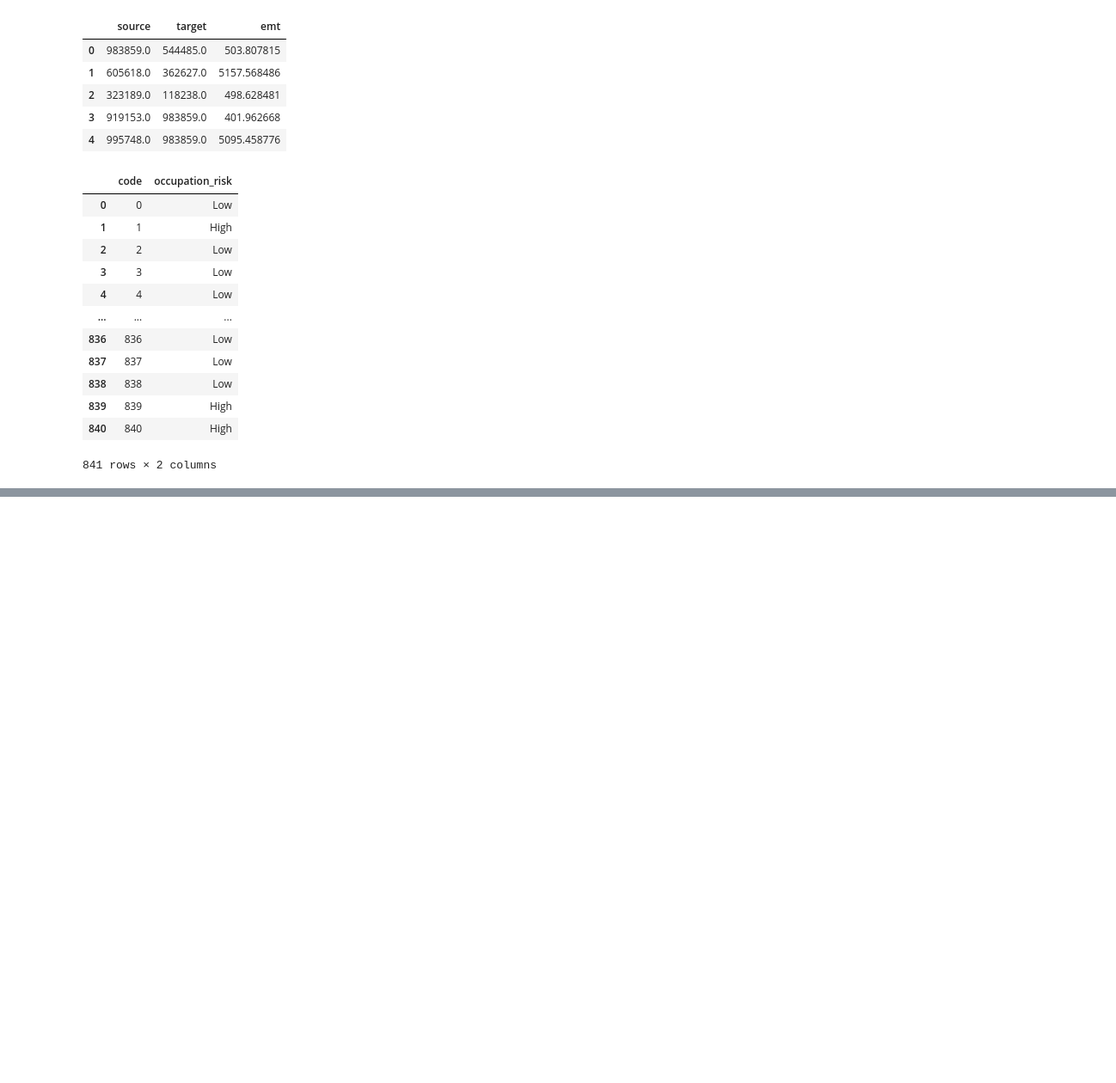
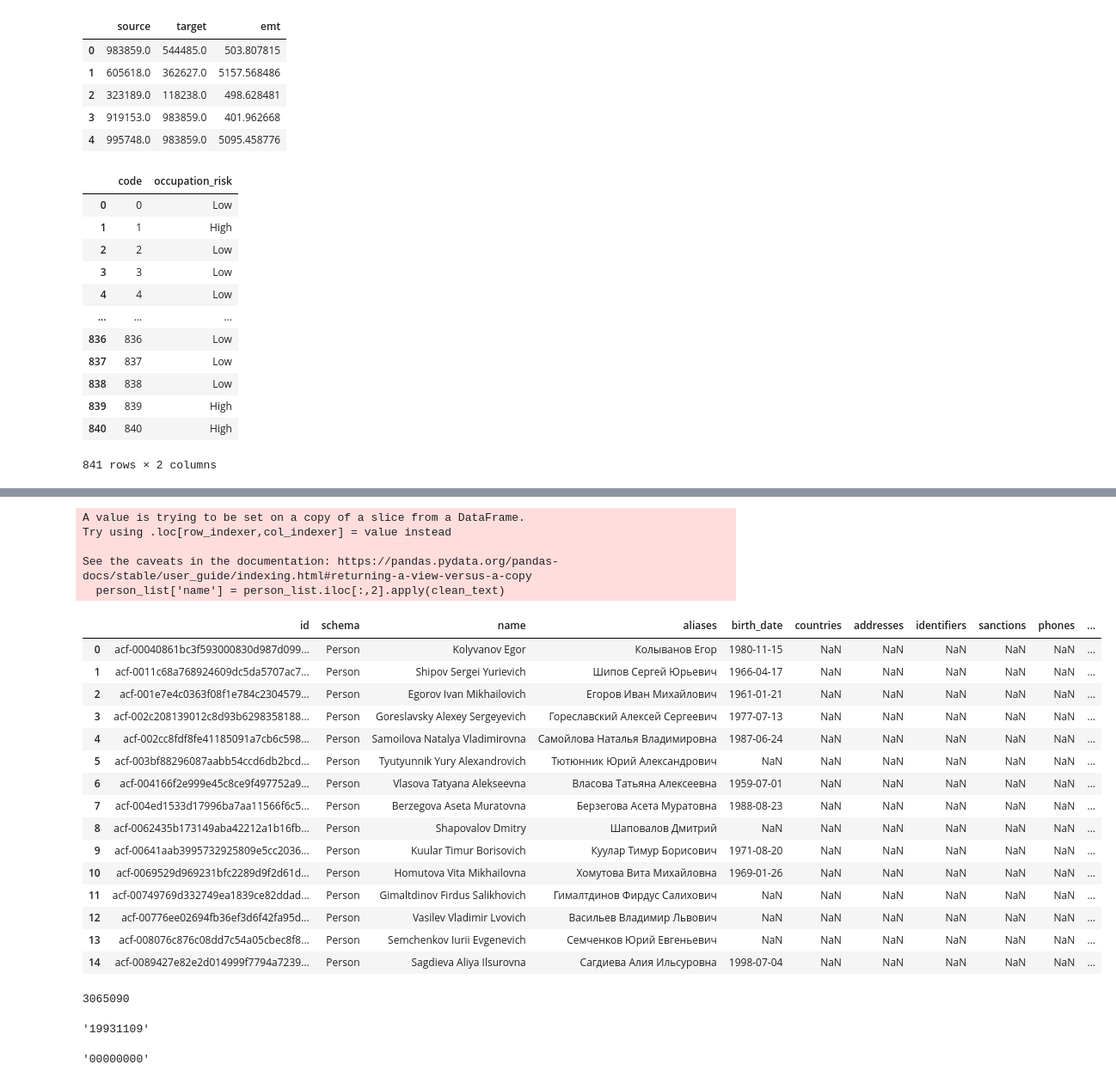
Before and after one commit to HaochenFSong/IMI-Competition, a Jupyter notebook: IMI data read in.ipynb, the cells around one changed output, grey strips where cells are left out. Shown at 86% size. Cells and saved outputs as stored; diff of their text form; code cells hidden in the pictures; blank space fills up the shorter version.

```diff
--- a/IMI data read in.ipynb
+++ b/IMI data read in.ipynb
@@ -42,0 +62,4 @@ occupation_risk
+# %%
+target_name = pd.read_csv('/Users/haochensong/Desktop/IMI competition/targets.simple.csv')
+
+target_name
@@ -42,0 +80,4 @@ occupation_risk
+# %%
+person_list = target_name[target_name.schema == 'Person']
+name_list = person_list.name
+person_list.head()
@@ -42,0 +93,43 @@ occupation_risk
+# %%
+def clean_text(text):
+    if pd.notnull(text):
+        tokens = text.split()
+        table = str.maketrans("","", punctuation) #creates a one to one mapping of a character to its translation/replacement
+        tokens = [word.translate(table) for word in tokens]
+        tokens = [word for word in tokens if word.isalpha()]
+        tokens = [word.lower() for word in tokens]
+        tokens = [word for word in tokens if len(word) > 1]
+        return ' '.join(tokens)
+    else:
+        return text
+# %%
+person_list['name'] = person_list.iloc[:,2].apply(clean_text)
+# %% [output]
+A value is trying to be set on a copy of a slice from a DataFrame.
+Try using .loc[row_indexer,col_indexer] = value instead
+
+See the caveats in the documentation: https://pandas.pydata.org/pandas-docs/stable/user_guide/indexing.html#returning-a-view-versus-a-copy
+  person_list['name'] = person_list.iloc[:,2].apply(clean_text)
+# %%
+person_list.head(15)
+# %% [output]
+|  | id | schema | name | aliases | birth_date | countries | addresses | identifiers | sanctions | phones | ... |
+| 0 | acf-00040861bc3f593000830d987d099... | Person | Kolyvanov Egor | Колыванов Егор | 1980-11-15 | NaN | NaN | NaN | NaN | NaN | ... |
+| 1 | acf-0011c68a768924609dc5da5707ac7... | Person | Shipov Sergei Yurievich | Шипов Сергей Юрьевич | 1966-04-17 | NaN | NaN | NaN | NaN | NaN | ... |
+| 2 | acf-001e7e4c0363f08f1e784c2304579... | Person | Egorov Ivan Mikhailovich | Егоров Иван Михайлович | 1961-01-21 | NaN | NaN | NaN | NaN | NaN | ... |
+| 3 | acf-002c208139012c8d93b6298358188... | Person | Goreslavsky Alexey Sergeyevich | Гореславский Алексей Сергеевич | 1977-07-13 | NaN | NaN | NaN | NaN | NaN | ... |
+| 4 | acf-002cc8fdf8fe41185091a7cb6c598... | Person | Samoilova Natalya Vladimirovna | Самойлова Наталья Владимировна | 1987-06-24 | NaN | NaN | NaN | NaN | NaN | ... |
+| 5 | acf-003bf88296087aabb54ccd6db2bcd... | Person | Tyutyunnik Yury Alexandrovich | Тютюнник Юрий Александрович | NaN | NaN | NaN | NaN | NaN | NaN | ... |
+| 6 | acf-004166f2e999e45c8ce9f497752a9... | Person | Vlasova Tatyana Alekseevna | Власова Татьяна Алексеевна | 1959-07-01 | NaN | NaN | NaN | NaN | NaN | ... |
+| 7 | acf-004ed1533d17996ba7aa11566f6c5... | Person | Berzegova Aseta Muratovna | Берзегова Асета Муратовна | 1988-08-23 | NaN | NaN | NaN | NaN | NaN | ... |
+| 8 | acf-0062435b173149aba42212a1b16fb... | Person | Shapovalov Dmitry | Шаповалов Дмитрий | NaN | NaN | NaN | NaN | NaN | NaN | ... |
+| 9 | acf-00641aab3995732925809e5cc2036... | Person | Kuular Timur Borisovich | Куулар Тимур Борисович | 1971-08-20 | NaN | NaN | NaN | NaN | NaN | ... |
+| 10 | acf-0069529d969231bfc2289d9f2d61d... | Person | Homutova Vita Mikhailovna | Хомутова Вита Михайловна | 1969-01-26 | NaN | NaN | NaN | NaN | NaN | ... |
+| 11 | acf-00749769d332749ea1839ce82ddad... | Person | Gimaltdinov Firdus Salikhovich | Гималтдинов Фирдус Салихович | NaN | NaN | NaN | NaN | NaN | NaN | ... |
+| 12 | acf-00776ee02694fb36ef3d6f42fa95d... | Person | Vasilev Vladimir Lvovich | Васильев Владимир Львович | NaN | NaN | NaN | NaN | NaN | NaN | ... |
+| 13 | acf-008076c876c08dd7c54a05cbec8f8... | Person | Semchenkov Iurii Evgenevich | Семченков Юрий Евгеньевич | NaN | NaN | NaN | NaN | NaN | NaN | ... |
+| 14 | acf-0089427e82e2d014999f7794a7239... | Person | Sagdieva Aliya Ilsurovna | Сагдиева Алия Ильсуровна | 1998-07-04 | NaN | NaN | NaN | NaN | NaN | ... |
+# %%
+person_list.size
+# %% [output]
+3065090
@@ -42,0 +176,8 @@ occupation_risk
+# %%
+month_sanity_check(a)
+# %% [output]
+'19931109'
+# %%
+data_to_number(a)
+# %% [output]
+'00000000'
```
Also changed, not shown: parts of 12 cells of this notebook.
